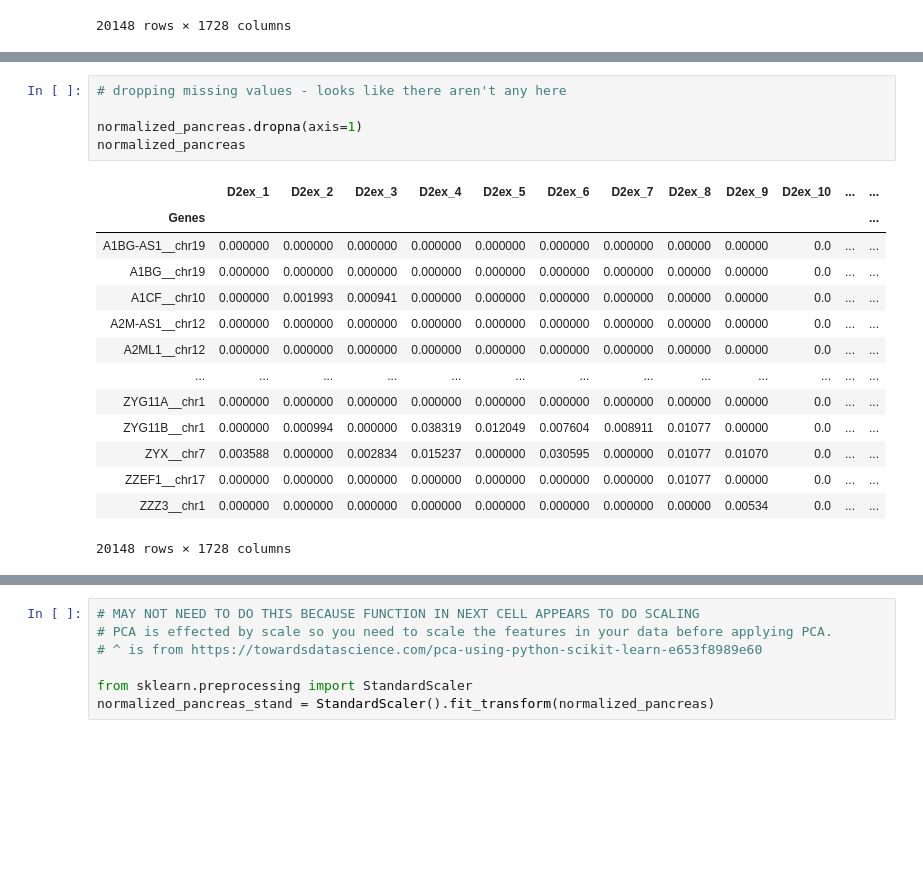
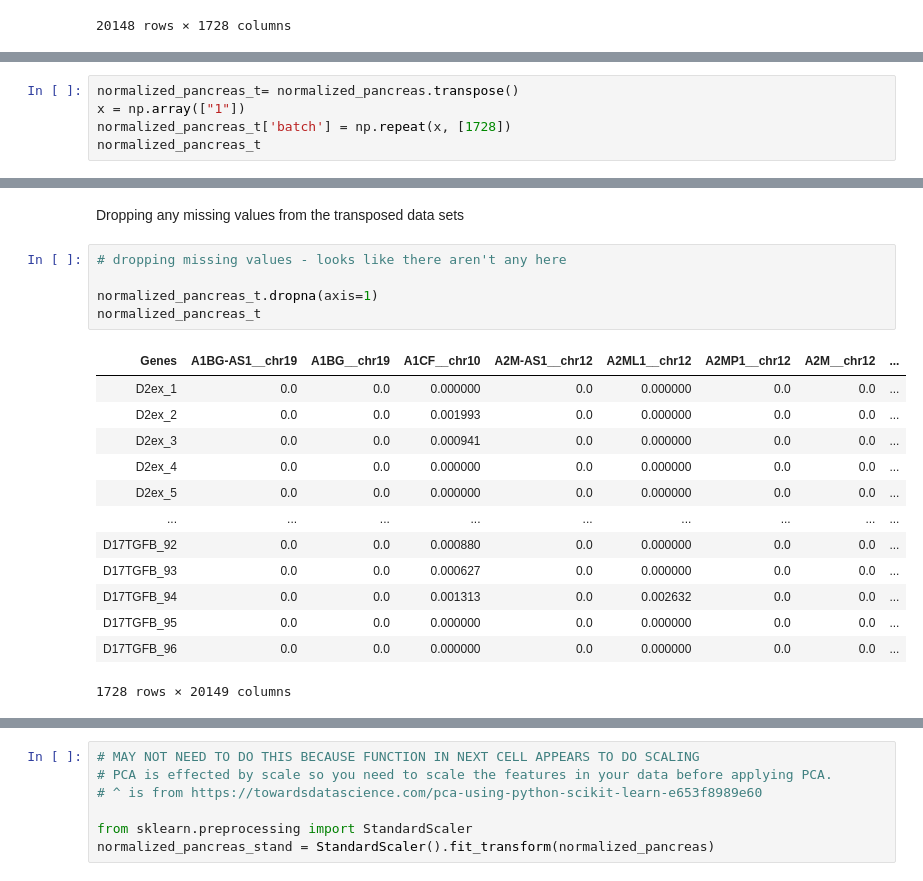
Before and after one commit to derrickliu8/Stat-697BD-Final-Project, a Jupyter notebook: fastMNN.ipynb, the cells around one changed output, grey strips where cells are left out. Saved outputs shown, nothing was run; the diff lists cells and outputs as text; blank space fills up the shorter version.

```diff
--- a/fastMNN.ipynb
+++ b/fastMNN.ipynb
@@ -129,0 +184,5 @@ normalized_pancreas
+# %%
+normalized_pancreas_t= normalized_pancreas.transpose()
+x = np.array(["1"])
+normalized_pancreas_t['batch'] = np.repeat(x, [1728])
+normalized_pancreas_t
@@ -130,20 +222,21 @@ normalized_pancreas
+# %% [markdown]
+Dropping any missing values from the transposed data sets
 # %%
 # dropping missing values - looks like there aren't any here
 
-normalized_pancreas.dropna(axis=1)
-normalized_pancreas
+normalized_pancreas_t.dropna(axis=1)
+normalized_pancreas_t
 # %% [output]
-|  | D2ex_1 | D2ex_2 | D2ex_3 | D2ex_4 | D2ex_5 | D2ex_6 | D2ex_7 | D2ex_8 | D2ex_9 | D2ex_10 | ... | ... |
-| Genes |  |  |  |  |  |  |  |  |  |  |  | ... |
-| A1BG-AS1__chr19 | 0.000000 | 0.000000 | 0.000000 | 0.000000 | 0.000000 | 0.000000 | 0.000000 | 0.00000 | 0.00000 | 0.0 | ... | ... |
-| A1BG__chr19 | 0.000000 | 0.000000 | 0.000000 | 0.000000 | 0.000000 | 0.000000 | 0.000000 | 0.00000 | 0.00000 | 0.0 | ... | ... |
-| A1CF__chr10 | 0.000000 | 0.001993 | 0.000941 | 0.000000 | 0.000000 | 0.000000 | 0.000000 | 0.00000 | 0.00000 | 0.0 | ... | ... |
-| A2M-AS1__chr12 | 0.000000 | 0.000000 | 0.000000 | 0.000000 | 0.000000 | 0.000000 | 0.000000 | 0.00000 | 0.00000 | 0.0 | ... | ... |
-| A2ML1__chr12 | 0.000000 | 0.000000 | 0.000000 | 0.000000 | 0.000000 | 0.000000 | 0.000000 | 0.00000 | 0.00000 | 0.0 | ... | ... |
-| ... | ... | ... | ... | ... | ... | ... | ... | ... | ... | ... | ... | ... |
-| ZYG11A__chr1 | 0.000000 | 0.000000 | 0.000000 | 0.000000 | 0.000000 | 0.000000 | 0.000000 | 0.00000 | 0.00000 | 0.0 | ... | ... |
-| ZYG11B__chr1 | 0.000000 | 0.000994 | 0.000000 | 0.038319 | 0.012049 | 0.007604 | 0.008911 | 0.01077 | 0.00000 | 0.0 | ... | ... |
-| ZYX__chr7 | 0.003588 | 0.000000 | 0.002834 | 0.015237 | 0.000000 | 0.030595 | 0.000000 | 0.01077 | 0.01070 | 0.0 | ... | ... |
-| ZZEF1__chr17 | 0.000000 | 0.000000 | 0.000000 | 0.000000 | 0.000000 | 0.000000 | 0.000000 | 0.01077 | 0.00000 | 0.0 | ... | ... |
-| ZZZ3__chr1 | 0.000000 | 0.000000 | 0.000000 | 0.000000 | 0.000000 | 0.000000 | 0.000000 | 0.00000 | 0.00534 | 0.0 | ... | ... |
+| Genes | A1BG-AS1__chr19 | A1BG__chr19 | A1CF__chr10 | A2M-AS1__chr12 | A2ML1__chr12 | A2MP1__chr12 | A2M__chr12 | ... |
+| D2ex_1 | 0.0 | 0.0 | 0.000000 | 0.0 | 0.000000 | 0.0 | 0.0 | ... |
+| D2ex_2 | 0.0 | 0.0 | 0.001993 | 0.0 | 0.000000 | 0.0 | 0.0 | ... |
+| D2ex_3 | 0.0 | 0.0 | 0.000941 | 0.0 | 0.000000 | 0.0 | 0.0 | ... |
+| D2ex_4 | 0.0 | 0.0 | 0.000000 | 0.0 | 0.000000 | 0.0 | 0.0 | ... |
+| D2ex_5 | 0.0 | 0.0 | 0.000000 | 0.0 | 0.000000 | 0.0 | 0.0 | ... |
+| ... | ... | ... | ... | ... | ... | ... | ... | ... |
+| D17TGFB_92 | 0.0 | 0.0 | 0.000880 | 0.0 | 0.000000 | 0.0 | 0.0 | ... |
+| D17TGFB_93 | 0.0 | 0.0 | 0.000627 | 0.0 | 0.000000 | 0.0 | 0.0 | ... |
+| D17TGFB_94 | 0.0 | 0.0 | 0.001313 | 0.0 | 0.002632 | 0.0 | 0.0 | ... |
+| D17TGFB_95 | 0.0 | 0.0 | 0.000000 | 0.0 | 0.000000 | 0.0 | 0.0 | ... |
+| D17TGFB_96 | 0.0 | 0.0 | 0.000000 | 0.0 | 0.000000 | 0.0 | 0.0 | ... |
-20148 rows × 1728 columns
+1728 rows × 20149 columns
```
Also changed, not shown: parts of 26 cells of this notebook, 1 other file.
